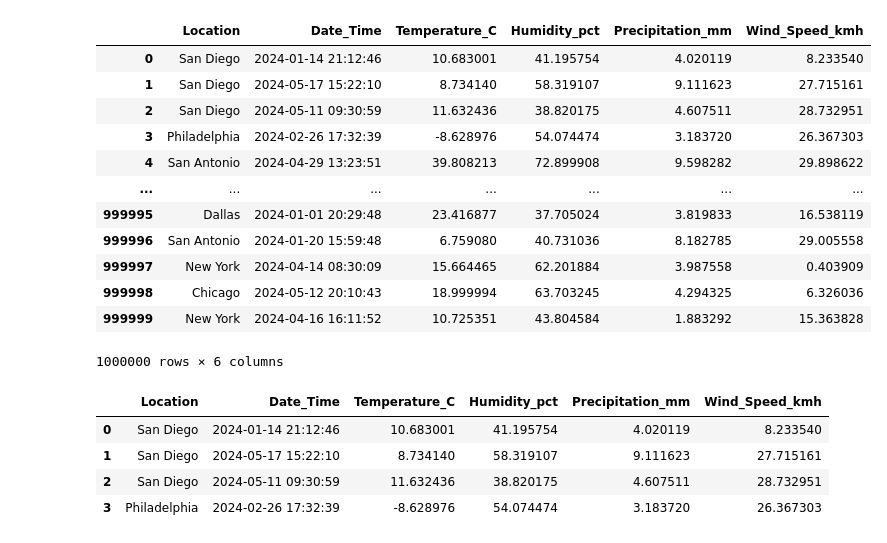
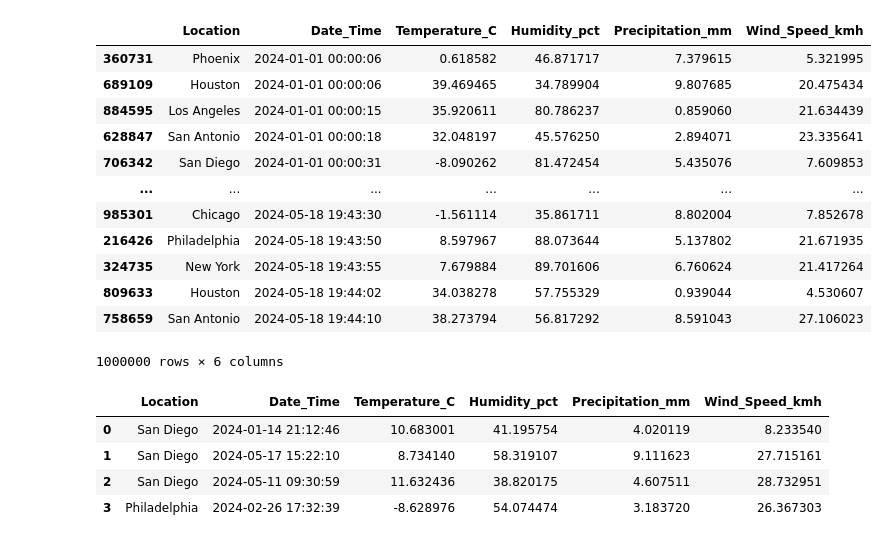
Before and after one commit to embolsador/mini-project, a Jupyter notebook: project_dg/data clean.ipynb, the cells around one changed output. Cells and saved outputs as stored; diff of their text form; code cells hidden in the pictures.

```diff
--- a/project_dg/data clean.ipynb
+++ b/project_dg/data clean.ipynb
@@ -1,21 +1,22 @@
 # %%
 import pandas as pd
-# %%
-pd.read_csv("weather_data.csv")
-# %% [output]
-|  | Location | Date_Time | Temperature_C | Humidity_pct | Precipitation_mm | Wind_Speed_kmh |
-| 0 | San Diego | 2024-01-14 21:12:46 | 10.683001 | 41.195754 | 4.020119 | 8.233540 |
-| 1 | San Diego | 2024-05-17 15:22:10 | 8.734140 | 58.319107 | 9.111623 | 27.715161 |
-| 2 | San Diego | 2024-05-11 09:30:59 | 11.632436 | 38.820175 | 4.607511 | 28.732951 |
-| 3 | Philadelphia | 2024-02-26 17:32:39 | -8.628976 | 54.074474 | 3.183720 | 26.367303 |
-| 4 | San Antonio | 2024-04-29 13:23:51 | 39.808213 | 72.899908 | 9.598282 | 29.898622 |
-| ... | ... | ... | ... | ... | ... | ... |
-| 999995 | Dallas | 2024-01-01 20:29:48 | 23.416877 | 37.705024 | 3.819833 | 16.538119 |
-| 999996 | San Antonio | 2024-01-20 15:59:48 | 6.759080 | 40.731036 | 8.182785 | 29.005558 |
-| 999997 | New York | 2024-04-14 08:30:09 | 15.664465 | 62.201884 | 3.987558 | 0.403909 |
-| 999998 | Chicago | 2024-05-12 20:10:43 | 18.999994 | 63.703245 | 4.294325 | 6.326036 |
-| 999999 | New York | 2024-04-16 16:11:52 | 10.725351 | 43.804584 | 1.883292 | 15.363828 |
-1000000 rows × 6 columns
+# %%
+df = pd.read_csv("weather_data.csv", parse_dates=['Date_Time'])
+df.sort_values('Date_Time')
+# %% [output]
+|  | Location | Date_Time | Temperature_C | Humidity_pct | Precipitation_mm | Wind_Speed_kmh |
+| 360731 | Phoenix | 2024-01-01 00:00:06 | 0.618582 | 46.871717 | 7.379615 | 5.321995 |
+| 689109 | Houston | 2024-01-01 00:00:06 | 39.469465 | 34.789904 | 9.807685 | 20.475434 |
+| 884595 | Los Angeles | 2024-01-01 00:00:15 | 35.920611 | 80.786237 | 0.859060 | 21.634439 |
+| 628847 | San Antonio | 2024-01-01 00:00:18 | 32.048197 | 45.576250 | 2.894071 | 23.335641 |
+| 706342 | San Diego | 2024-01-01 00:00:31 | -8.090262 | 81.472454 | 5.435076 | 7.609853 |
+| ... | ... | ... | ... | ... | ... | ... |
+| 985301 | Chicago | 2024-05-18 19:43:30 | -1.561114 | 35.861711 | 8.802004 | 7.852678 |
+| 216426 | Philadelphia | 2024-05-18 19:43:50 | 8.597967 | 88.073644 | 5.137802 | 21.671935 |
+| 324735 | New York | 2024-05-18 19:43:55 | 7.679884 | 89.701606 | 6.760624 | 21.417264 |
+| 809633 | Houston | 2024-05-18 19:44:02 | 34.038278 | 57.755329 | 0.939044 | 4.530607 |
+| 758659 | San Antonio | 2024-05-18 19:44:10 | 38.273794 | 56.817292 | 8.591043 | 27.106023 |
+1000000 rows × 6 columns
 # %%
 df = pd.read_csv("weather_data.csv")
 # %%
```
Also changed, not shown: parts of 14 cells of this notebook, 1 other file.
